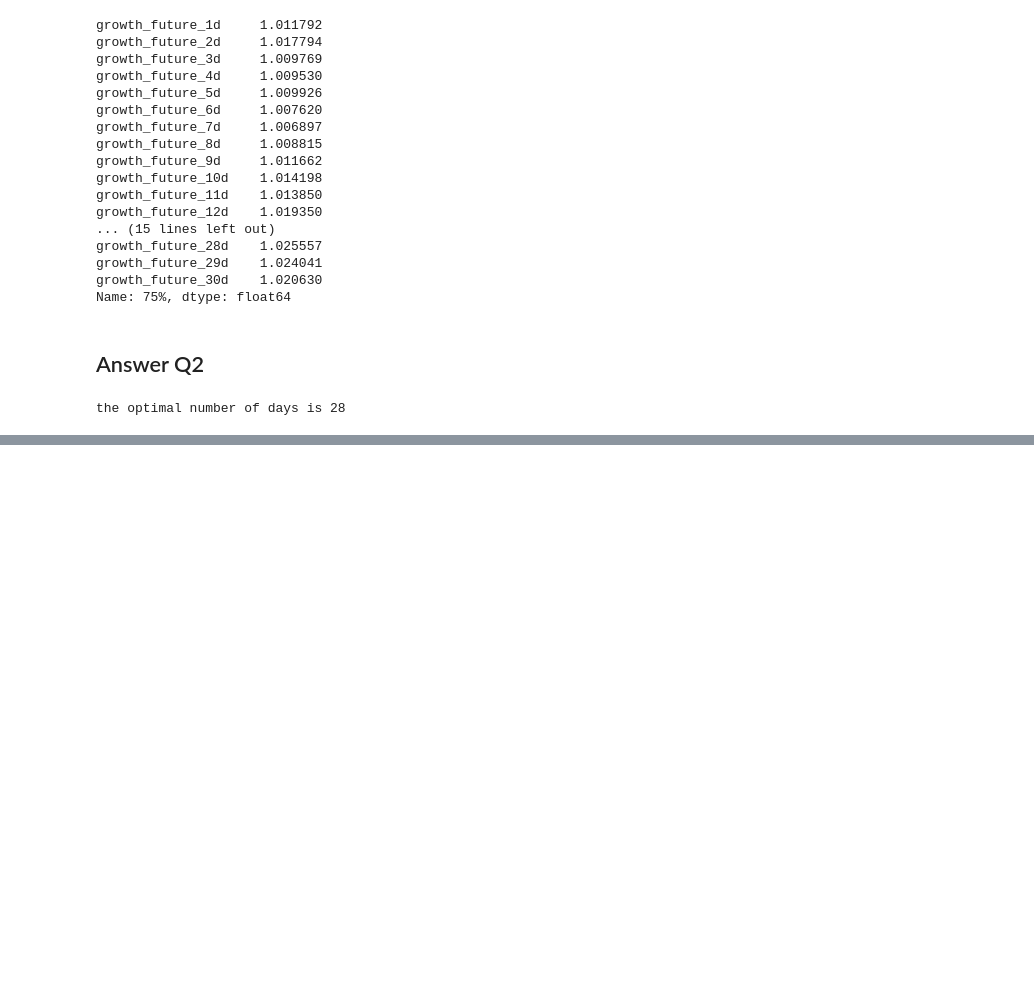
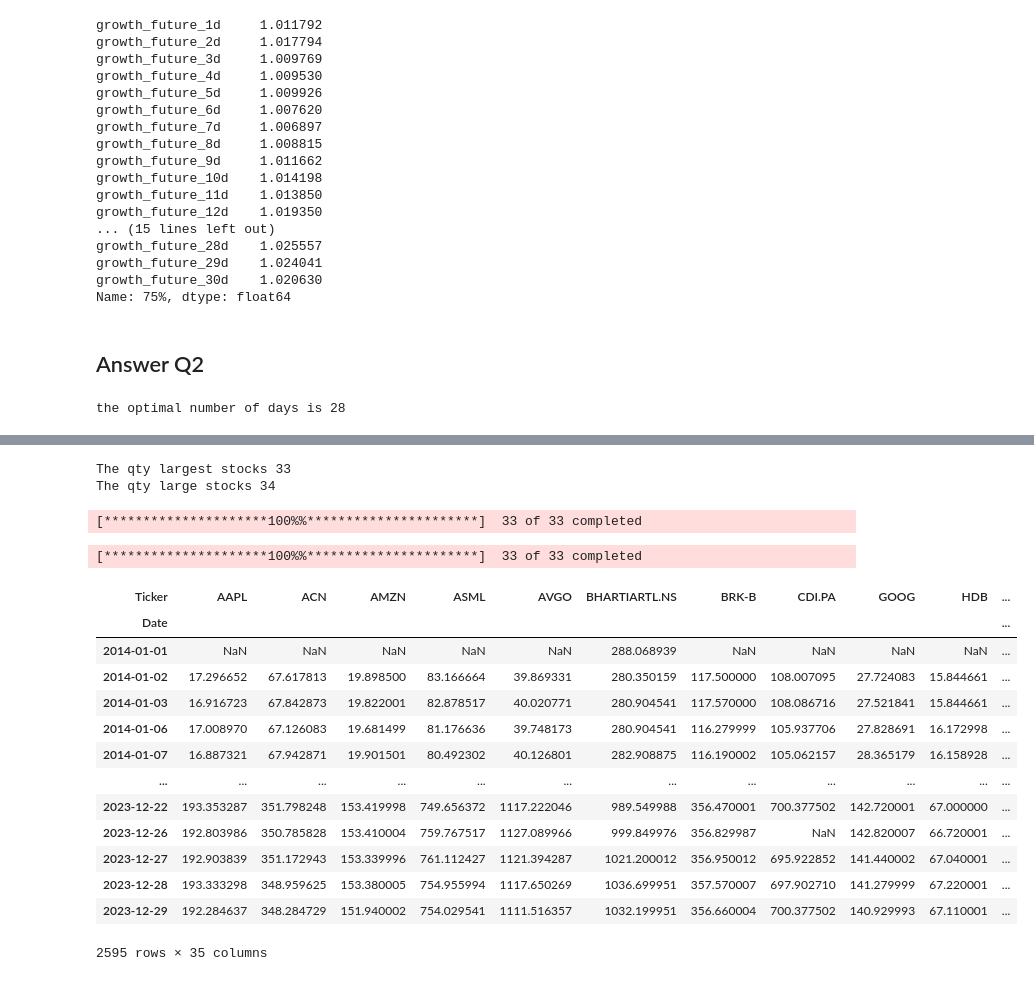
Before and after one commit to fjl2020/PythonInvest, a Jupyter notebook: 02_module.ipynb, the cells around one changed output, grey strips where cells are left out. Saved outputs shown, nothing was run; the diff lists cells and outputs as text; code cells hidden in the pictures; blank space fills up the shorter version.

```diff
--- a/02_module.ipynb
+++ b/02_module.ipynb
@@ -494,0 +498,8 @@ the optimal number of days is 28
+# %%
+US_STOCKS = ['MSFT', 'AAPL', 'GOOG', 'NVDA', 'AMZN', 'META', 'BRK-B', 'LLY', 'AVGO','V', 'JPM']
+
+EU_STOCKS = ['NVO','MC.PA', 'ASML', 'RMS.PA', 'OR.PA', 'SAP', 'ACN', 'TTE', 'SIE.DE','IDEXY','CDI.PA']
+
+INDIA_STOCKS = ['RELIANCE.NS','TCS.NS','HDB','BHARTIARTL.NS','IBN','SBIN.NS','LICI.NS','INFY','ITC.NS','HINDUNILVR.NS','LT.NS']
+
+LARGEST_STOCKS = US_STOCKS + EU_STOCKS + INDIA_STOCKS
@@ -494,0 +517,23 @@ the optimal number of days is 28
+# %%
+LARGEST_STOCKS.sort()
+LARGE_STOCKS.sort()
+print(f"The qty largest stocks {len(LARGEST_STOCKS)}")
+print(f"The qty large stocks {len(LARGE_STOCKS)}")
+# %% [output]
+The qty largest stocks 33
+The qty large stocks 34
+# %%
+
+start_date=date(2014,1,1)
+end_date=date(2023,12,31)
+start_date=start_date-timedelta(days=12)
+df_LARGEST_STOCK = yf.download(LARGEST_STOCKS,start_date,end_date,progress=True)['Adj Close']
+# %% [output]
+[*********************100%%**********************]  33 of 33 completed
+# %%
+# start_date=date(2014,1,1)
+# end_date=date(2024,4,30)
+# start_date=start_date-timedelta(days=12)
+df_LARGE_STOCK = yf.download(LARGE_STOCKS,start_date,end_date,progress=True)['Adj Close']
+# %% [output]
+[*********************100%%**********************]  33 of 33 completed
@@ -494,0 +542,21 @@ the optimal number of days is 28
+# %%
+df_LARGEST_STOCK['growth_7d']=(df_LARGEST_STOCK/df_LARGEST_STOCK.shift(7)).mean(axis=1)
+df_LARGEST_STOCK['ticket_category']='LARGEST'
+df_LARGEST_STOCK=df_LARGEST_STOCK['2014-01-01':]
+# %%
+df_LARGEST_STOCK
+# %% [output]
+| Ticker | AAPL | ACN | AMZN | ASML | AVGO | BHARTIARTL.NS | BRK-B | CDI.PA | GOOG | HDB | ... |
+| Date |  |  |  |  |  |  |  |  |  |  | ... |
+| 2014-01-01 | NaN | NaN | NaN | NaN | NaN | 288.068939 | NaN | NaN | NaN | NaN | ... |
+| 2014-01-02 | 17.296652 | 67.617813 | 19.898500 | 83.166664 | 39.869331 | 280.350159 | 117.500000 | 108.007095 | 27.724083 | 15.844661 | ... |
+| 2014-01-03 | 16.916723 | 67.842873 | 19.822001 | 82.878517 | 40.020771 | 280.904541 | 117.570000 | 108.086716 | 27.521841 | 15.844661 | ... |
+| 2014-01-06 | 17.008970 | 67.126083 | 19.681499 | 81.176636 | 39.748173 | 280.904541 | 116.279999 | 105.937706 | 27.828691 | 16.172998 | ... |
+| 2014-01-07 | 16.887321 | 67.942871 | 19.901501 | 80.492302 | 40.126801 | 282.908875 | 116.190002 | 105.062157 | 28.365179 | 16.158928 | ... |
+| ... | ... | ... | ... | ... | ... | ... | ... | ... | ... | ... | ... |
+| 2023-12-22 | 193.353287 | 351.798248 | 153.419998 | 749.656372 | 1117.222046 | 989.549988 | 356.470001 | 700.377502 | 142.720001 | 67.000000 | ... |
+| 2023-12-26 | 192.803986 | 350.785828 | 153.410004 | 759.767517 | 1127.089966 | 999.849976 | 356.829987 | NaN | 142.820007 | 66.720001 | ... |
+| 2023-12-27 | 192.903839 | 351.172943 | 153.339996 | 761.112427 | 1121.394287 | 1021.200012 | 356.950012 | 695.922852 | 141.440002 | 67.040001 | ... |
+| 2023-12-28 | 193.333298 | 348.959625 | 153.380005 | 754.955994 | 1117.650269 | 1036.699951 | 357.570007 | 697.902710 | 141.279999 | 67.220001 | ... |
+| 2023-12-29 | 192.284637 | 348.284729 | 151.940002 | 754.029541 | 1111.516357 | 1032.199951 | 356.660004 | 700.377502 | 140.929993 | 67.110001 | ... |
+2595 rows × 35 columns
```
Also changed, not shown: parts of 17 cells of this notebook.
